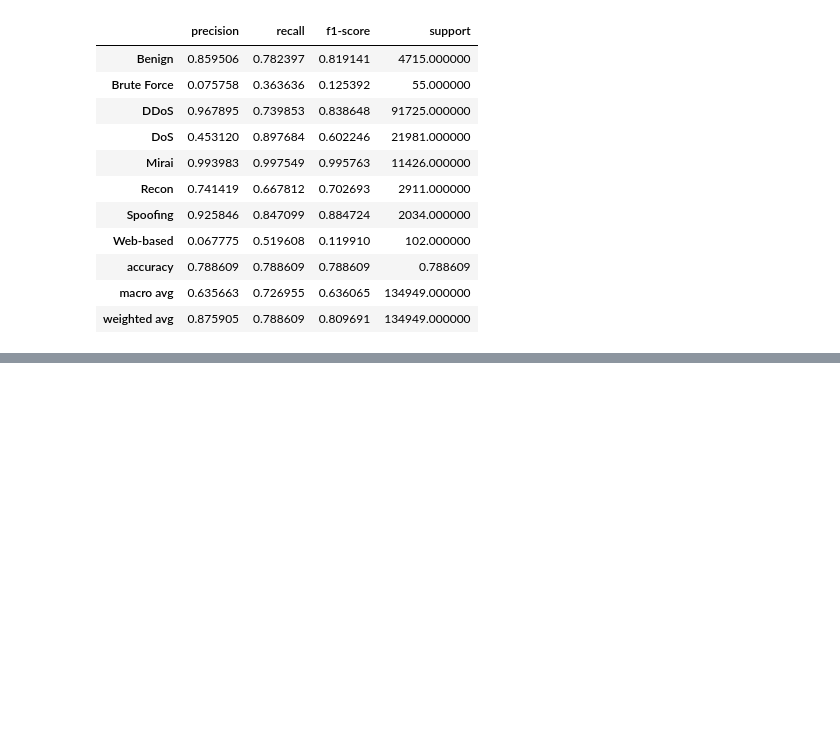
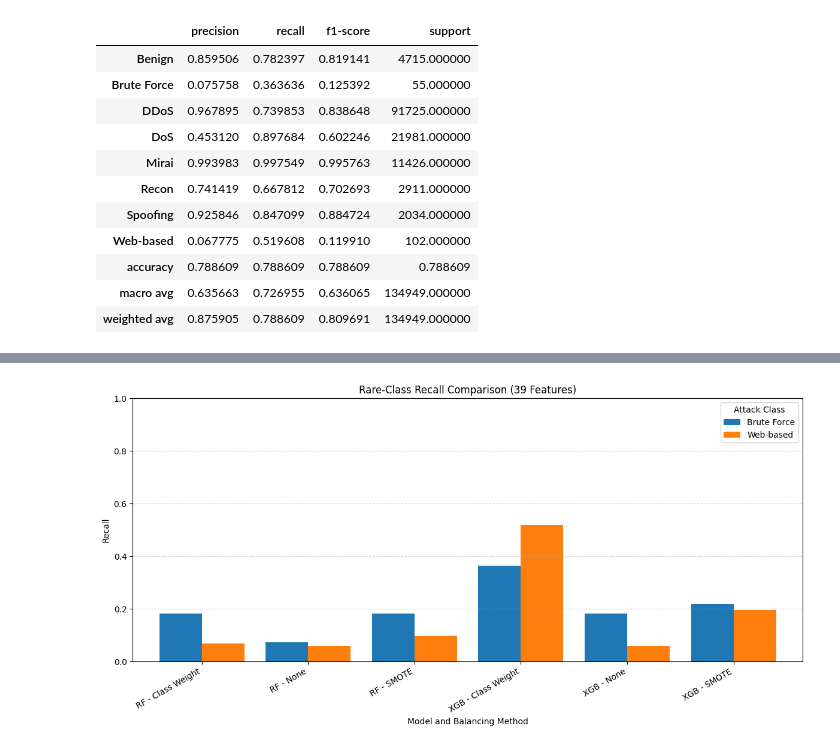
Before and after one commit to zainabkashif1/IoT-Intrusion-Detection-ML, a Jupyter notebook: notebooks/03_Eight_Class_Classification.ipynb, the cells around one changed output, grey strips where cells are left out. Saved outputs shown, nothing was run; the diff lists cells and outputs as text; code cells hidden in the pictures; blank space fills up the shorter version.

```diff
--- a/notebooks/03_Eight_Class_Classification.ipynb
+++ b/notebooks/03_Eight_Class_Classification.ipynb
@@ -1206,0 +1898,98 @@ rf_weighted_results_8.to_csv(
+# %%
+import pandas as pd
+import matplotlib.pyplot as plt
+import os
+
+results_path = "/content/drive/MyDrive/shared iot/results"
+figures_path = os.path.join(results_path, "figures")
+
+# Read reports and standardise their columns
+def load_report(filename):
+    report = pd.read_csv(os.path.join(results_path, filename))
+
+    # Recover class names if they were saved as the DataFrame index
+    if "Class" not in report.columns:
+        first_col = report.columns[0]
+        report = report.rename(columns={first_col: "Class"})
+
+    # Standardise column names
+    report.columns = report.columns.str.strip().str.lower()
+    report = report.rename(columns={"class": "Class"})
+
+    # Verify required columns
+    if "Class" not in report.columns or "recall" not in report.columns:
+        raise ValueError(
+            f"Unexpected columns in {filename}: {report.columns.tolist()}"
+        )
+
+    report["Class"] = report["Class"].astype(str).str.strip()
+    return report
+
+
+# Load all six reports
+reports = {
+    "RF - None": load_report("rf_8class_per_class_report.csv"),
+    "RF - Class Weight": load_report("rf_weighted_8class_per_class_report.csv"),
+    "RF - SMOTE": load_report("rf_smote_8class_39_per_class_report.csv"),
+    "XGB - None": load_report("xgb_8class_per_class_report.csv"),
+    "XGB - Class Weight": load_report("xgb_weighted_8class_per_class_report.csv"),
+    "XGB - SMOTE": load_report("xgb_smote_8class_39_per_class_report.csv")
+}
+
+# Extract rare-class recall
+rare_classes = ["Brute Force", "Web-based"]
+recall_data = []
+
+for model_name, report in reports.items():
+    for class_name in rare_classes:
+        row = report[report["Class"] == class_name]
+
+        if row.empty:
+            raise ValueError(
+                f"'{class_name}' not found in the report: {model_name}"
+            )
+
+        recall_data.append({
+            "Model": model_name,
+            "Class": class_name,
+            "Recall": float(row["recall"].iloc[0])
+        })
+
+recall_df = pd.DataFrame(recall_data)
+
+# Create graph
+recall_pivot = recall_df.pivot(
+    index="Model",
+    columns="Class",
+    values="Recall"
+)
+
+ax = recall_pivot.plot(
+    kind="bar",
+    figsize=(12, 6),
+    width=0.8
+)
+
+ax.set_title("Rare-Class Recall Comparison (39 Features)")
+ax.set_xlabel("Model and Balancing Method")
+ax.set_ylabel("Recall")
+ax.set_ylim(0, 1)
+ax.tick_params(axis="x", rotation=30)
+plt.setp(ax.get_xticklabels(), ha="right")
+ax.legend(title="Attack Class")
+ax.grid(axis="y", linestyle="--", alpha=0.5)
+
+plt.tight_layout()
+
+# Save graph
+plt.savefig(
+    os.path.join(figures_path, "rare_class_recall_comparison.png"),
+    dpi=300,
+    bbox_inches="tight"
+)
+
+plt.show()
+
+print("Rare-class recall graph saved successfully.")
+# %% [output]
+[figure, added]
```
Also changed, not shown: parts of 30 cells of this notebook.
